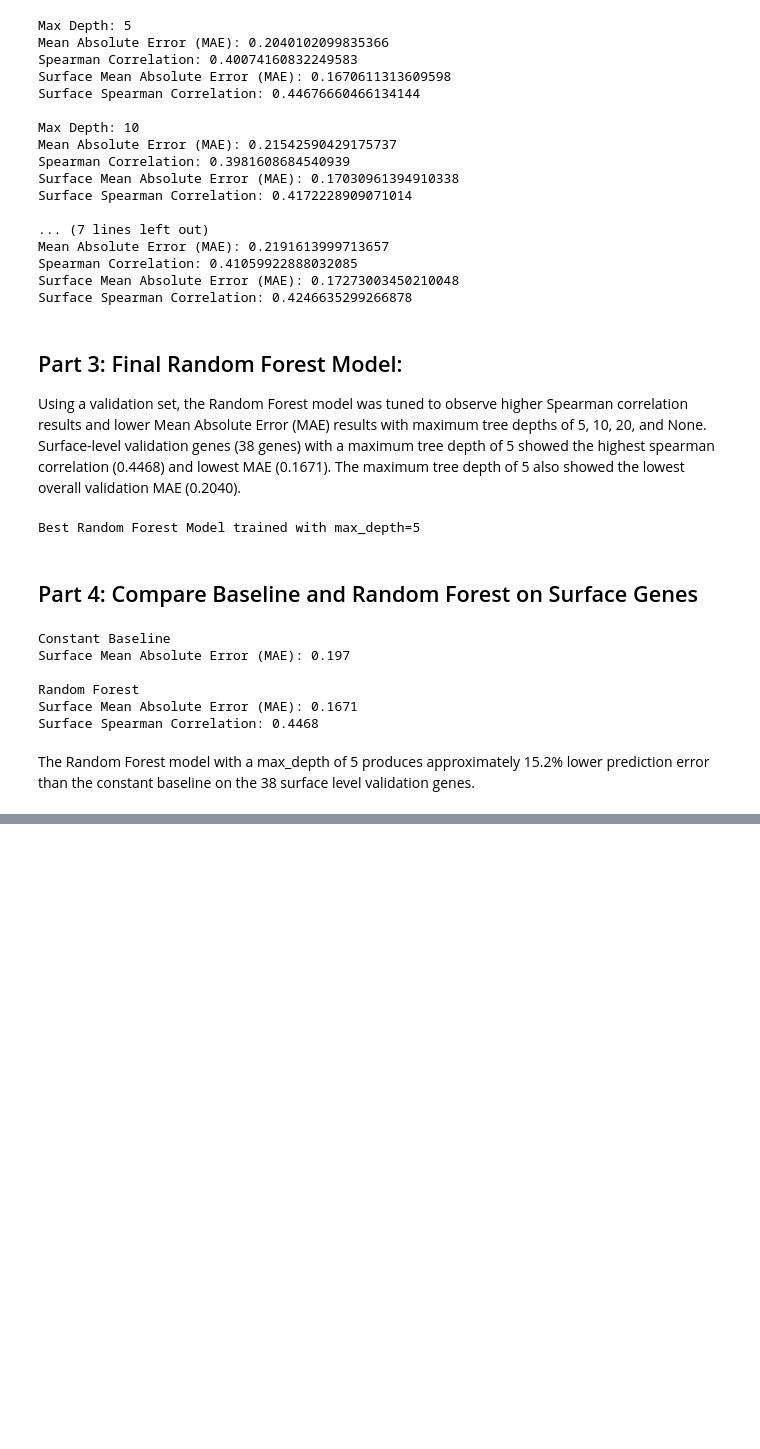
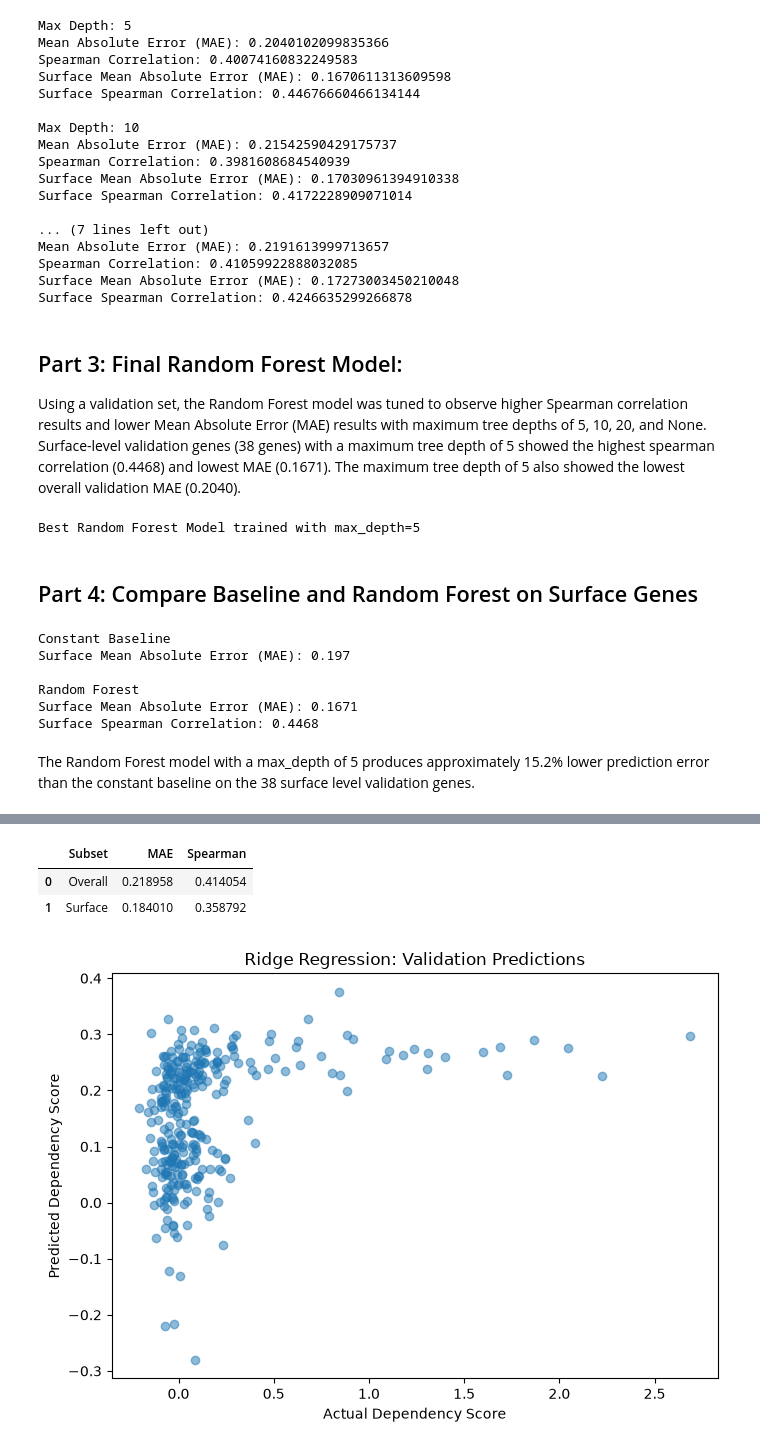
Before and after one commit to sbskinn/Tumor-Surface-Target-Prioritization, a Jupyter notebook: Checkpoint1_gene_expression.ipynb, the cells around one changed output, grey strips where cells are left out. Saved outputs shown, nothing was run; the diff lists cells and outputs as text; code cells hidden in the pictures; blank space fills up the shorter version.

Commit message:
added ridge implementation from Nadia's implementation

```diff
--- a/Checkpoint1_gene_expression.ipynb
+++ b/Checkpoint1_gene_expression.ipynb
@@ -974,0 +1004,13 @@ The Random Forest model with a max_depth of 5 produces approximately 15.2% lower
+# %%
+feature_cols = ["mean_expression", "enrichment", "expression_variability", "amplification_frequency"]
+
+target_col = "dependency_score"
+
+X_train = train[feature_cols]
+y_train = train[target_col]
+
+X_val = val[feature_cols]
+y_val = val[target_col]
+
+print("Training shape:", X_train.shape)
+print("Validation shape:", X_val.shape)
@@ -974,0 +1062,36 @@ The Random Forest model with a max_depth of 5 produces approximately 15.2% lower
+# %%
+val_predictions = best_model.predict(X_val)
+
+# Evaluate the best model on the validation set
+def evaluate(y_true, y_pred):
+    rho = spearmanr(y_true, y_pred).statistic
+    return {"MAE": mean_absolute_error(y_true, y_pred), "Spearman": rho}
+
+surface_mask = val["is_surface"].astype(bool).to_numpy()
+
+overall_metrics = evaluate(y_val, val_predictions)
+surface_metrics = evaluate(y_val.to_numpy()[surface_mask], val_predictions[surface_mask])
+
+ridge_results = pd.DataFrame([{"Subset": "Overall", **overall_metrics},
+                              {"Subset": "Surface", **surface_metrics}])
+
+display(ridge_results)
+# %% [output]
+|  | Subset | MAE | Spearman |
+| 0 | Overall | 0.218958 | 0.414054 |
+| 1 | Surface | 0.184010 | 0.358792 |
+# %%
+# Plotting the actual vs predicted dependency scores for the validation set
+# NOTE: this plot shows high disprepancy between actual and predicted values
+# The model is not performing well on this dataset.
+plt.figure(figsize=(7, 5))
+plt.scatter(y_val, val_predictions, alpha=0.5)
+
+plt.xlabel("Actual Dependency Score")
+plt.ylabel("Predicted Dependency Score")
+plt.title("Ridge Regression: Validation Predictions")
+
+plt.tight_layout()
+plt.show()
+# %% [output]
+[figure, added]
```
Also changed, not shown: parts of 13 cells of this notebook.
